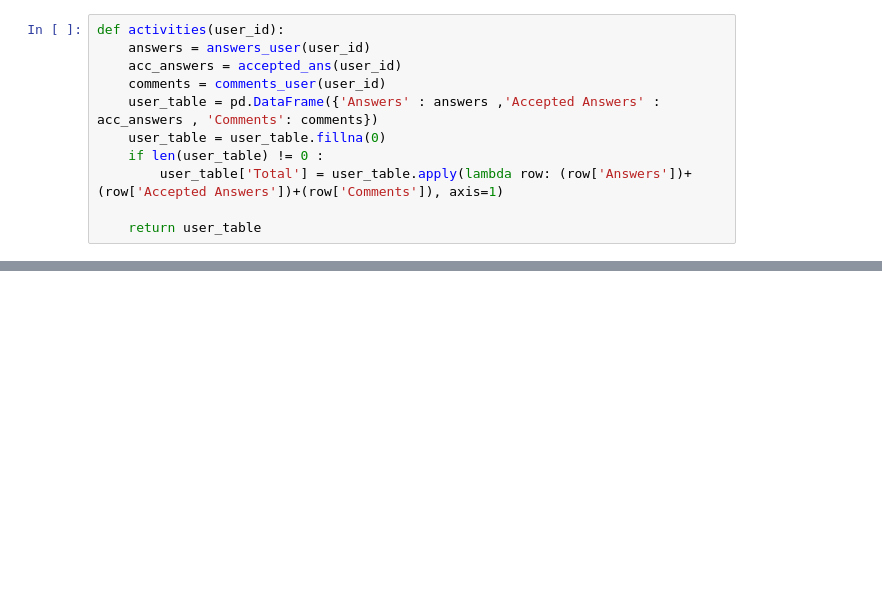
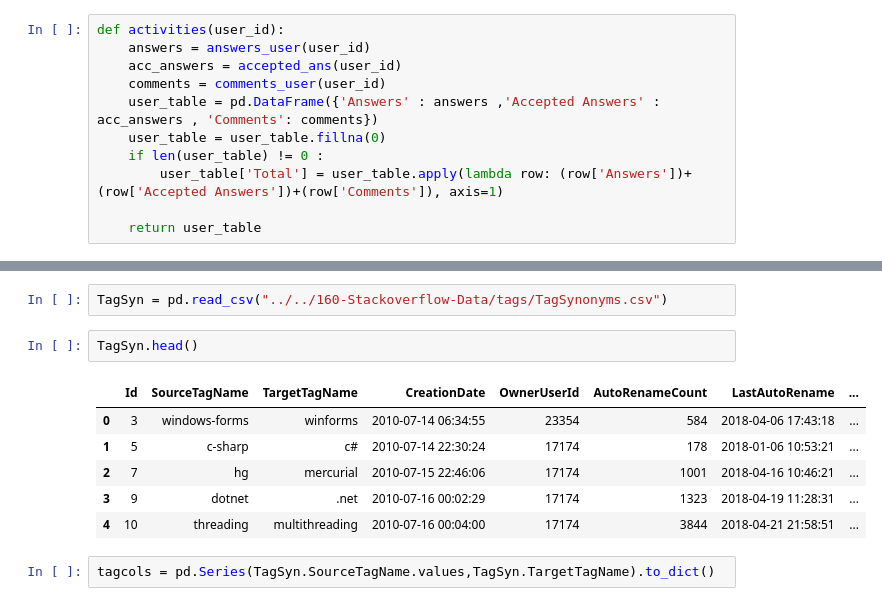
Before and after one commit to MaksimDan/160-Stackoverflow, a Jupyter notebook: source/eda/User_Strength.ipynb, the cells around one changed output, grey strips where cells are left out. Cells and saved outputs as stored; diff of their text form; blank space fills up the shorter version.

```diff
--- a/source/eda/User_Strength.ipynb
+++ b/source/eda/User_Strength.ipynb
@@ -167,0 +205,13 @@ activities(205608)
+# %%
+TagSyn = pd.read_csv("../../160-Stackoverflow-Data/tags/TagSynonyms.csv")
+# %%
+TagSyn.head()
+# %% [output]
+|  | Id | SourceTagName | TargetTagName | CreationDate | OwnerUserId | AutoRenameCount | LastAutoRename | ... |
+| 0 | 3 | windows-forms | winforms | 2010-07-14 06:34:55 | 23354 | 584 | 2018-04-06 17:43:18 | ... |
+| 1 | 5 | c-sharp | c# | 2010-07-14 22:30:24 | 17174 | 178 | 2018-01-06 10:53:21 | ... |
+| 2 | 7 | hg | mercurial | 2010-07-15 22:46:06 | 17174 | 1001 | 2018-04-16 10:46:21 | ... |
+| 3 | 9 | dotnet | .net | 2010-07-16 00:02:29 | 17174 | 1323 | 2018-04-19 11:28:31 | ... |
+| 4 | 10 | threading | multithreading | 2010-07-16 00:04:00 | 17174 | 3844 | 2018-04-21 21:58:51 | ... |
+# %%
+tagcols = pd.Series(TagSyn.SourceTagName.values,TagSyn.TargetTagName).to_dict()
```
Also changed, not shown: parts of 13 cells of this notebook.
